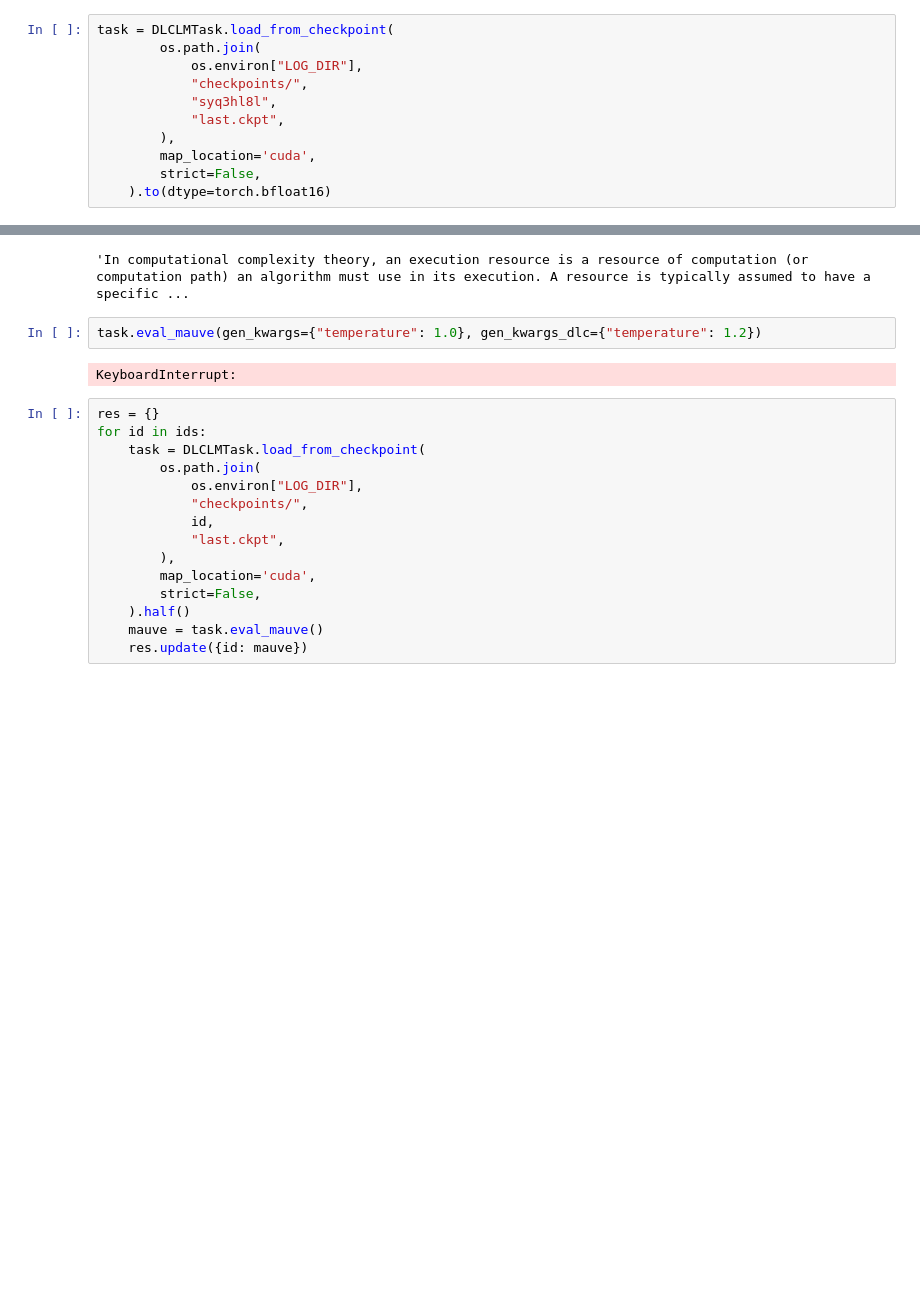
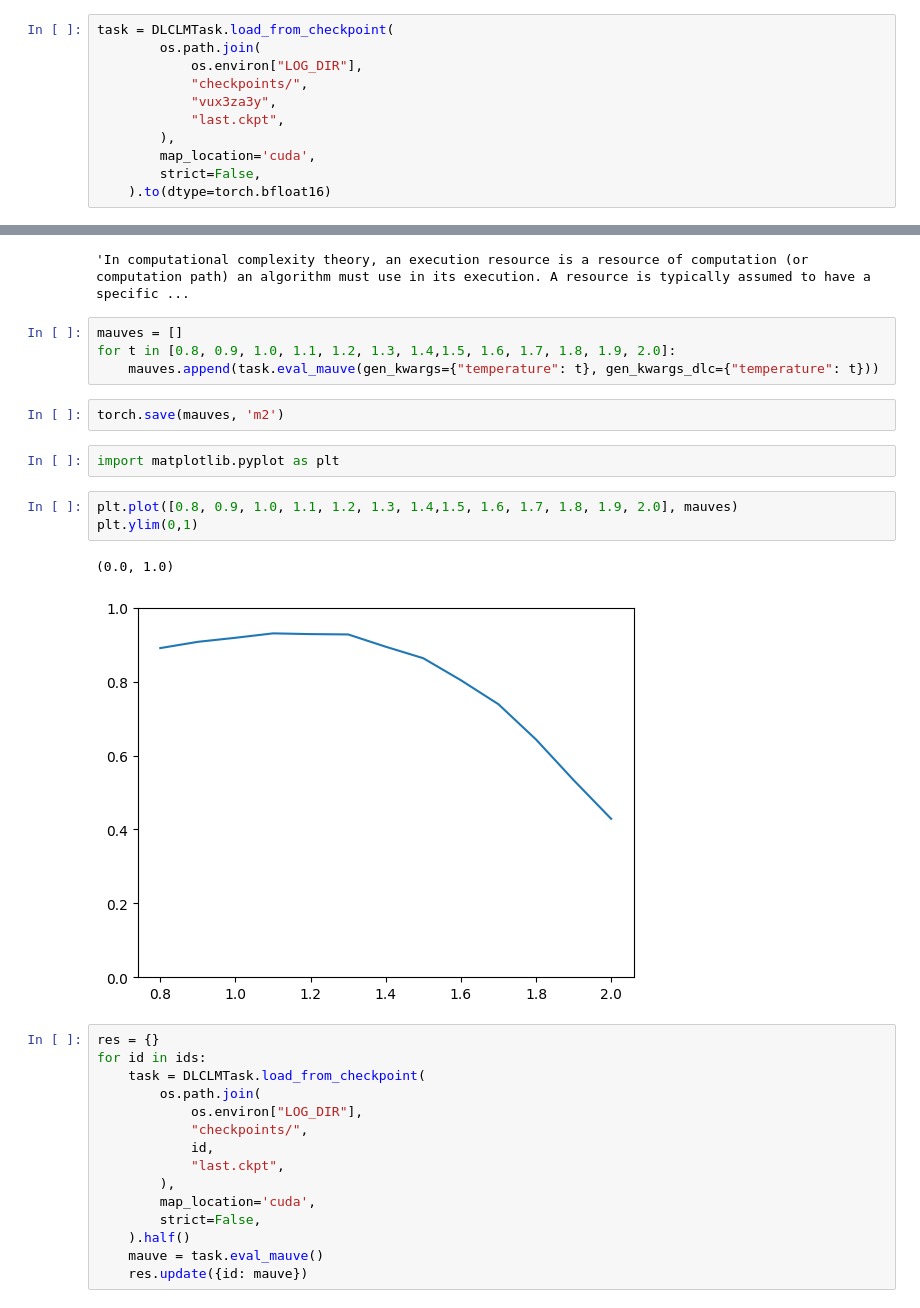
Before and after one commit to leogagnon/sentence_diffusion, a Jupyter notebook: diffusion_sampling_sandbox.ipynb, the cells around one changed output, grey strips where cells are left out. Saved outputs shown, nothing was run; the diff lists cells and outputs as text; blank space fills up the shorter version.

```diff
--- a/diffusion_sampling_sandbox.ipynb
+++ b/diffusion_sampling_sandbox.ipynb
@@ -74,7 +167,7 @@ task = DLCLMTask.load_from_checkpoint(
         os.path.join(
             os.environ["LOG_DIR"],
             "checkpoints/",
-            "syq3hl8l",
+            "vux3za3y",
             "last.ckpt",
         ),
         map_location='cuda',
@@ -117,9 +221,19 @@ reconstruction[1]
 # %% [output]
 'In computational complexity theory, an execution resource is a resource of computation (or computation path) an algorithm must use in its execution. A resource is typically assumed to have a specific ...
 # %%
-task.eval_mauve(gen_kwargs={"temperature": 1.0}, gen_kwargs_dlc={"temperature": 1.2})
+mauves = []
+for t in [0.8, 0.9, 1.0, 1.1, 1.2, 1.3, 1.4,1.5, 1.6, 1.7, 1.8, 1.9, 2.0]:
+    mauves.append(task.eval_mauve(gen_kwargs={"temperature": t}, gen_kwargs_dlc={"temperature": t}))
-# %% [output]
-KeyboardInterrupt:
+# %%
+torch.save(mauves, 'm2')
+# %%
+import matplotlib.pyplot as plt
+# %%
+plt.plot([0.8, 0.9, 1.0, 1.1, 1.2, 1.3, 1.4,1.5, 1.6, 1.7, 1.8, 1.9, 2.0], mauves)
+plt.ylim(0,1)
+# %% [output]
+(0.0, 1.0)
+[figure, added]
 # %%
 res = {}
 for id in ids:
```
Also changed, not shown: parts of 40 cells of this notebook, 30 other files.
